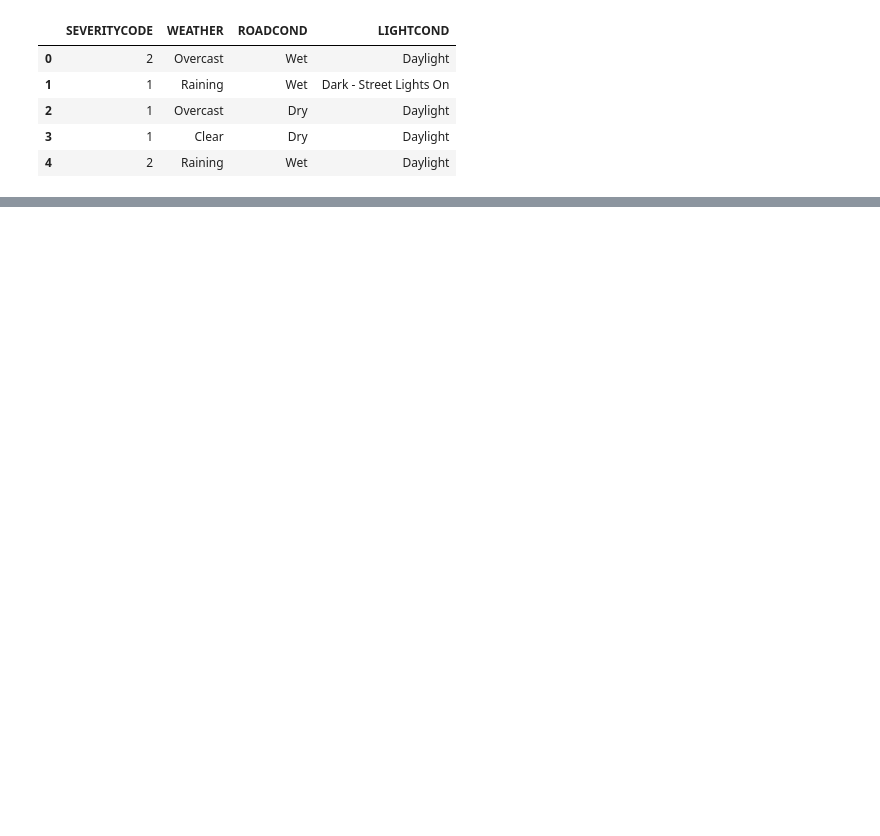
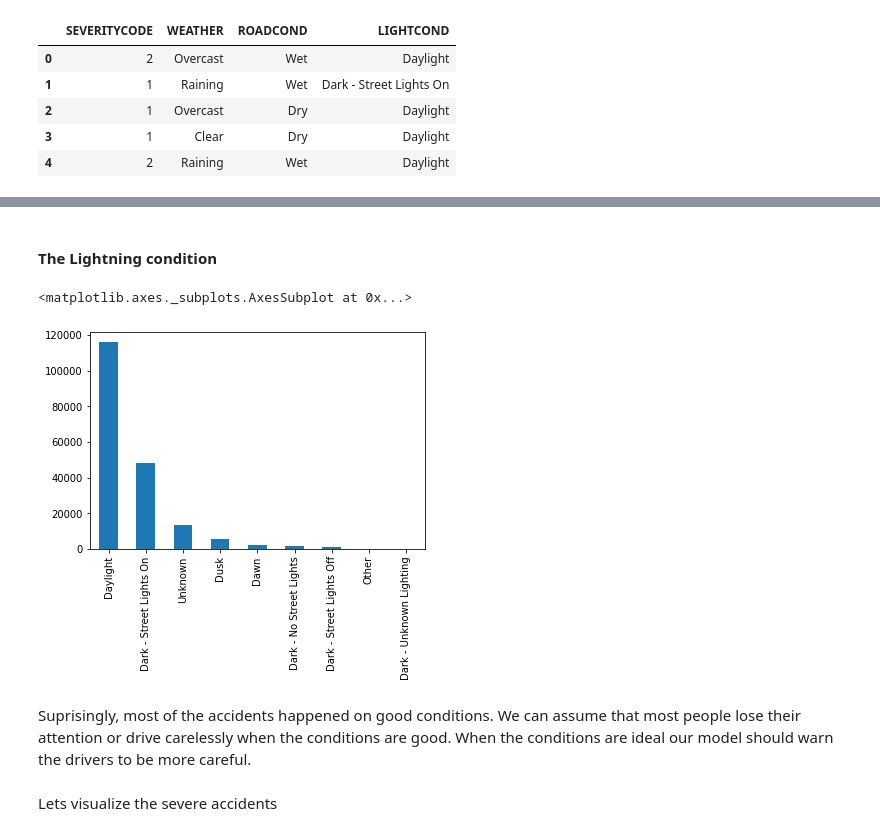
Before and after one commit to OblimoGr/Coursera_Capstone, a Jupyter notebook: Applied Data Science Capstone .ipynb, the cells around one changed output, grey strips where cells are left out. Cells and saved outputs as stored; diff of their text form; code cells hidden in the pictures; blank space fills up the shorter version.

```diff
--- a/Applied Data Science Capstone .ipynb
+++ b/Applied Data Science Capstone .ipynb
@@ -60,0 +158,11 @@ Next we are going to convert our categorical values to numerical ones. As shown
+# %% [markdown]
+#### The Lightning condition
+# %%
+df['LIGHTCOND'].value_counts().plot(kind = 'bar')
+# %% [output]
+<matplotlib.axes._subplots.AxesSubplot at 0x...>
+[figure, added]
+# %% [markdown]
+Suprisingly, most of the accidents happened on good conditions. We can assume that most people lose their attention or drive carelessly when the conditions are good. When the conditions are ideal our model should warn the drivers to be more careful.
+# %% [markdown]
+Lets visualize the severe accidents
```
Also changed, not shown: parts of 84 cells of this notebook, 2 other files.
